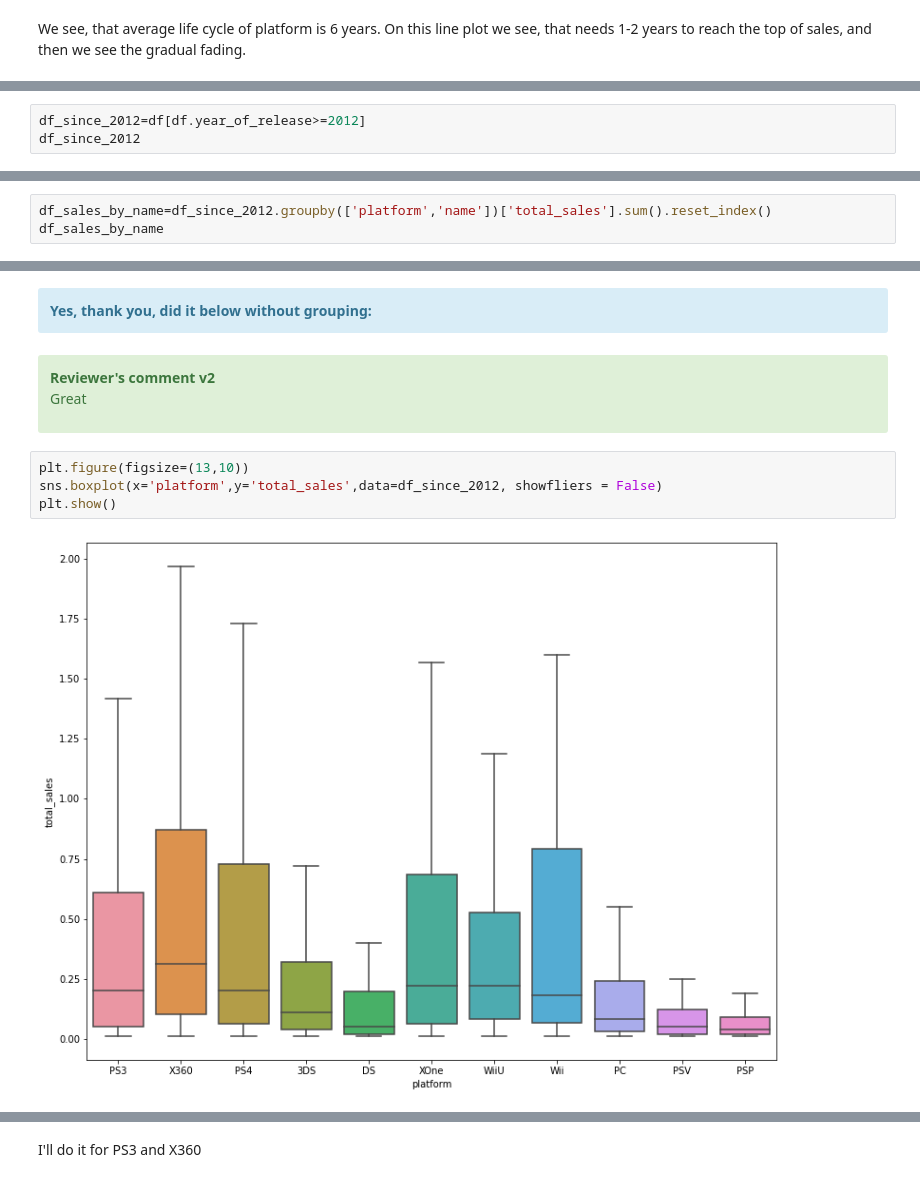
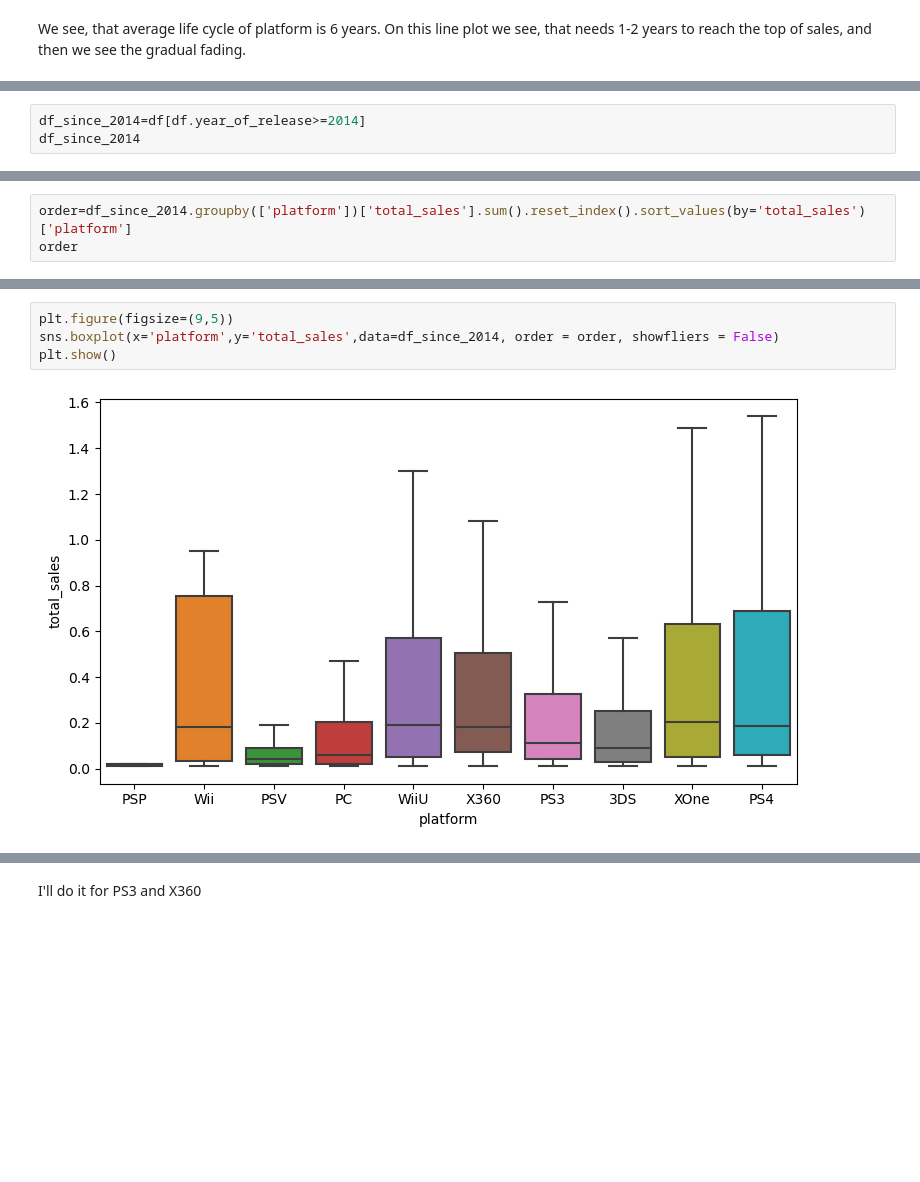
Before and after one commit to sinrabanse/Practicum_project_5, a Jupyter notebook: Practicum_project_5.ipynb, the cells around one changed output, grey strips where cells are left out. Cells and saved outputs as stored; diff of their text form; blank space fills up the shorter version.

```diff
--- a/Practicum_project_5.ipynb
+++ b/Practicum_project_5.ipynb
@@ -894,5 +654,5 @@ Exactly. We do not have data for all of 2016. Therefore, the corresponding perio
 # %%
-df_since_2012=df[df.year_of_release>=2012]
-df_since_2012
+df_since_2014=df[df.year_of_release>=2014]
+df_since_2014
 # %% [output]
 |  | name | platform | year_of_release | genre | na_sales | eu_sales | jp_sales | other_sales | critic_score | ... |
@@ -963,4 +716,4 @@ Build a box plot for the global sales of all games, broken down by platform. Are
 # %%
-df_sales_by_name=df_since_2012.groupby(['platform','name'])['total_sales'].sum().reset_index()
-df_sales_by_name
+order=df_since_2014.groupby(['platform'])['total_sales'].sum().reset_index().sort_values(by='total_sales')['platform']
+order
 # %% [output]
@@ -987,16 +731,6 @@ class="tocSkip"></a>
-# %% [markdown]
-<div class="alert alert-block alert-info"> <b>Yes, thank you, did it below without grouping:
-</b> <a class="tocSkip"></a>
-</div>
-# %% [markdown]
-<div class="alert alert-block alert-success"> <b>Reviewer's comment v2</b> <a
-class="tocSkip"></a>
-
-Great
-</div>
 # %%
-plt.figure(figsize=(13,10))
-sns.boxplot(x='platform',y='total_sales',data=df_since_2012, showfliers = False)
+plt.figure(figsize=(9,5))
+sns.boxplot(x='platform',y='total_sales',data=df_since_2014, order = order, showfliers = False)
 plt.show()
 # %% [output]
-[figure, old version]
+[figure, new version]
```
Also changed, not shown: parts of 140 cells of this notebook.
